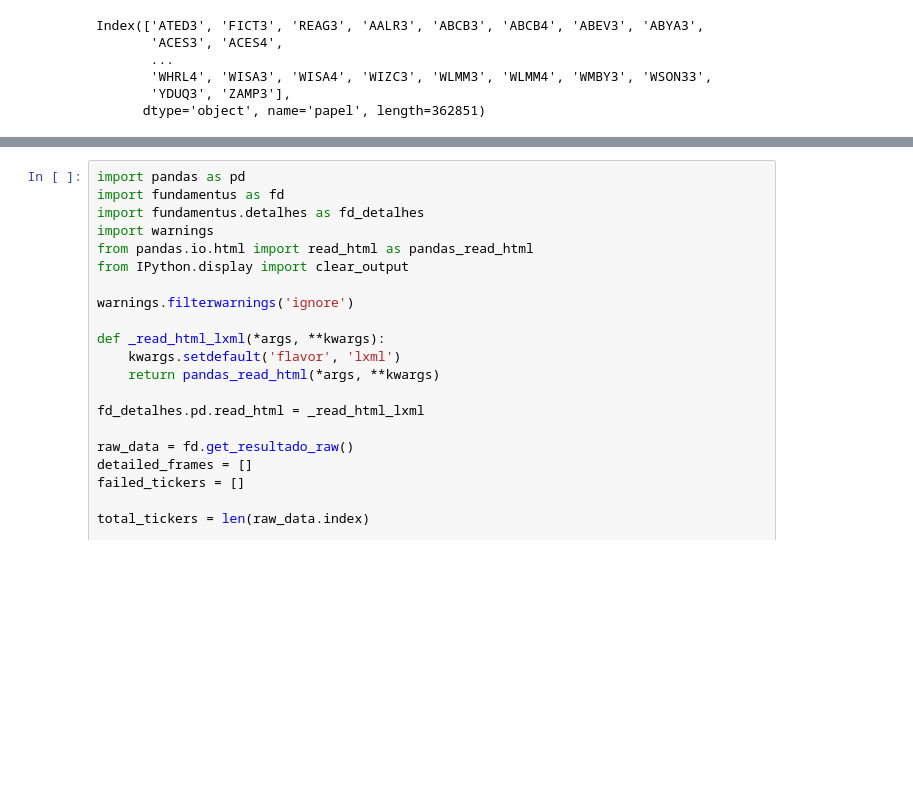
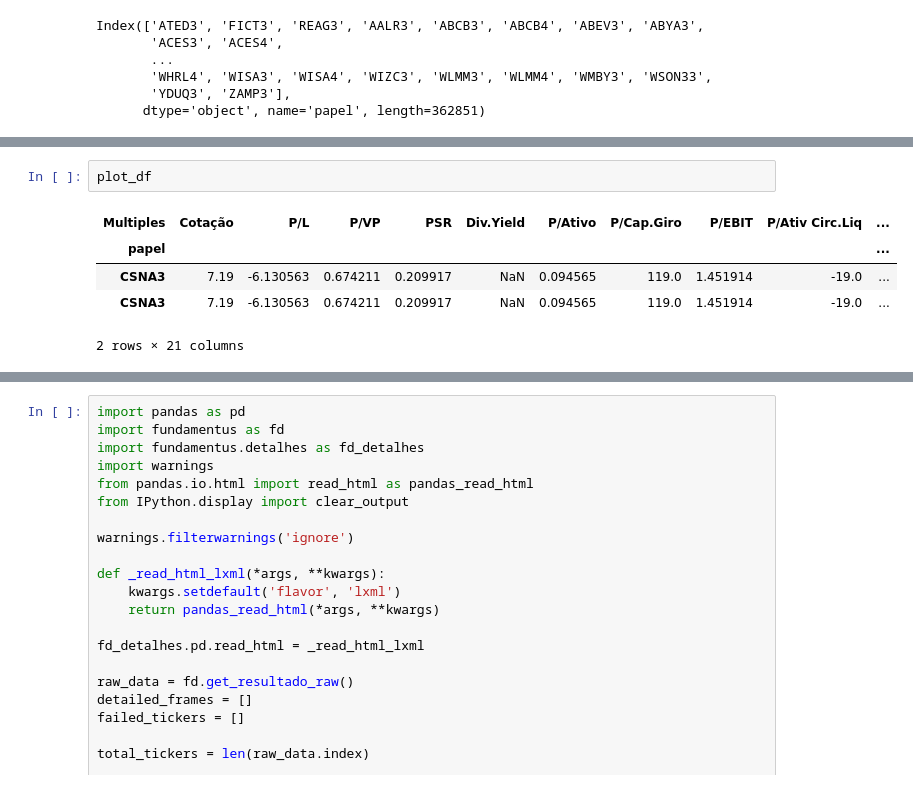
Before and after one commit to gusascorrea/magic_app, a Jupyter notebook: notebooks/testes.ipynb, the cells around one changed output, grey strips where cells are left out. Cells and saved outputs as stored; diff of their text form; blank space fills up the shorter version.

```diff
--- a/notebooks/testes.ipynb
+++ b/notebooks/testes.ipynb
@@ -110,3 +111,11 @@ df
+# %%
+plot_df
+# %% [output]
+| Multiples | Cotação | P/L | P/VP | PSR | Div.Yield | P/Ativo | P/Cap.Giro | P/EBIT | P/Ativ Circ.Liq | ... |
+| papel |  |  |  |  |  |  |  |  |  | ... |
+| CSNA3 | 7.19 | -6.130563 | 0.674211 | 0.209917 | NaN | 0.094565 | 119.0 | 1.451914 | -19.0 | ... |
+| CSNA3 | 7.19 | -6.130563 | 0.674211 | 0.209917 | NaN | 0.094565 | 119.0 | 1.451914 | -19.0 | ... |
+2 rows × 21 columns
 # %%
 import matplotlib.pyplot as plt
 
```
Also changed, not shown: parts of 2 cells of this notebook, 2 other files.
